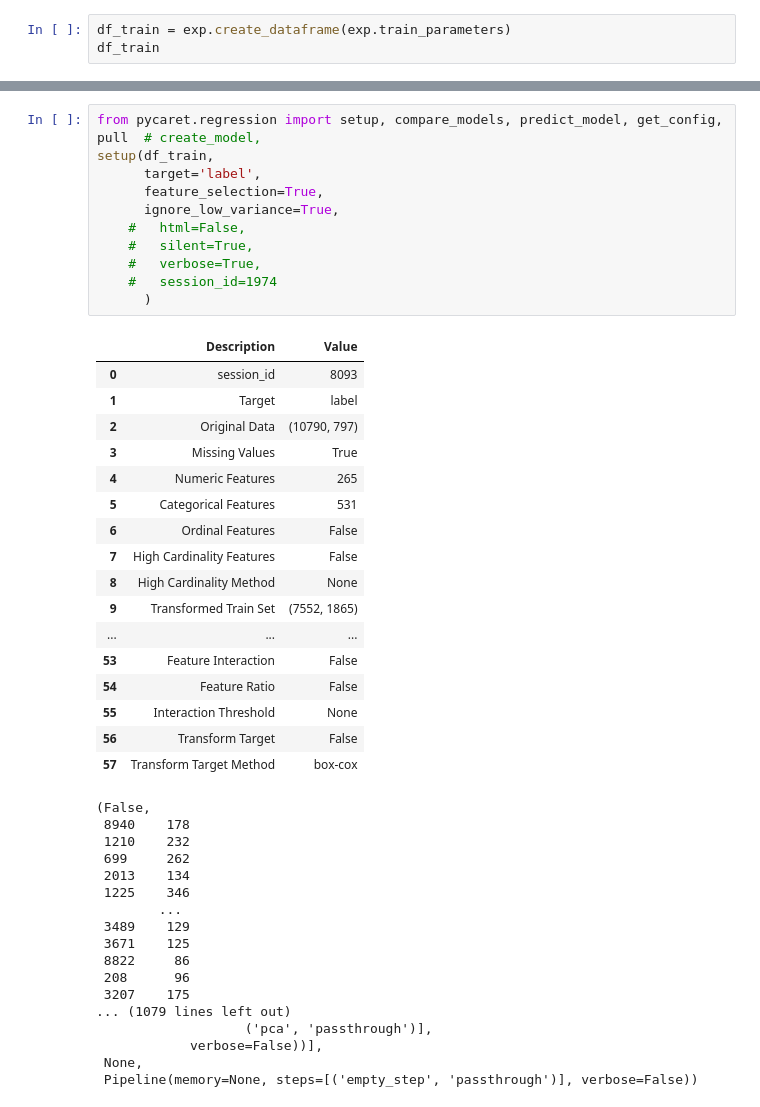
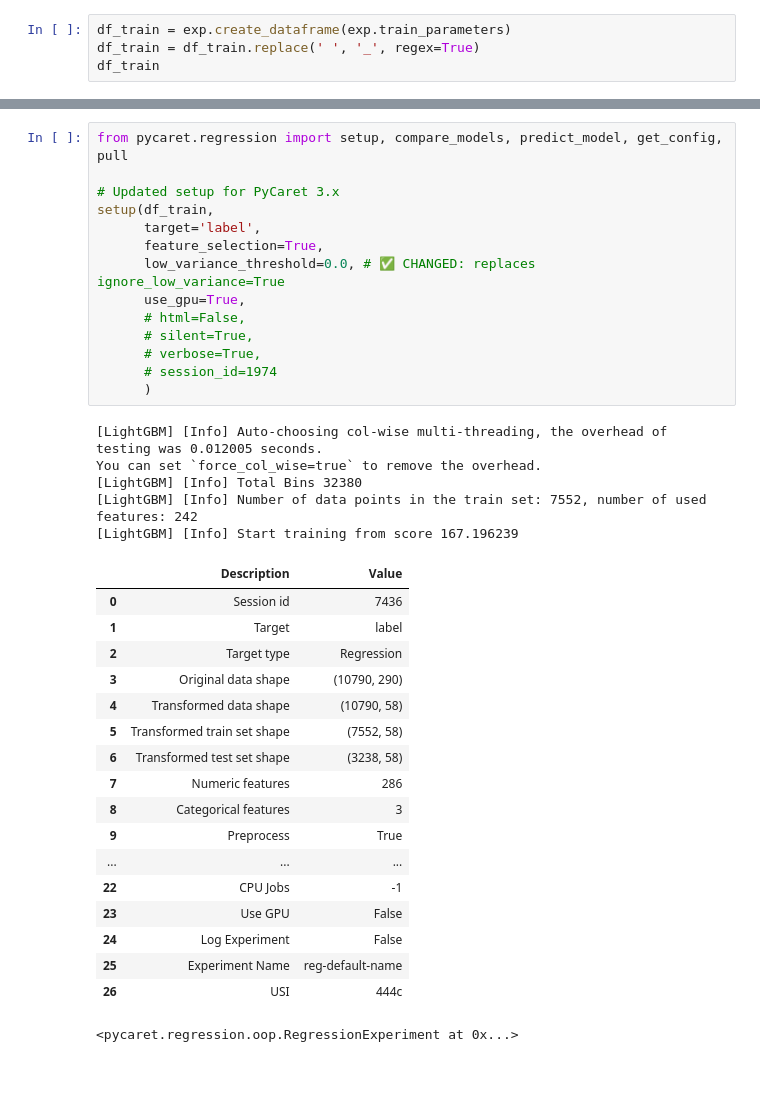
Before and after one commit to spitoglou/diabetes, a Jupyter notebook: template.ipynb, the cells around one changed output, grey strips where cells are left out. Cells and saved outputs as stored; diff of their text form; blank space fills up the shorter version.

```diff
--- a/template.ipynb
+++ b/template.ipynb
@@ -3,5 +3,6 @@ from run import Experiment
 exp = Experiment(559,6,1,enable_neptune=False)
 # %%
 df_train = exp.create_dataframe(exp.train_parameters)
+df_train = df_train.replace(' ', '_', regex=True)
 df_train
 # %% [output]
@@ -46,49 +60,41 @@ df_unseen
 # %%
-from pycaret.regression import setup, compare_models, predict_model, get_config, pull  # create_model,
+from pycaret.regression import setup, compare_models, predict_model, get_config, pull
+
+# Updated setup for PyCaret 3.x
 setup(df_train,
       target='label',
       feature_selection=True,
-      ignore_low_variance=True,
-    #   html=False,
-    #   silent=True,
-    #   verbose=True,
-    #   session_id=1974
+      low_variance_threshold=0.0, # ✅ CHANGED: replaces ignore_low_variance=True
+      use_gpu=True,
+      # html=False,
+      # silent=True,
+      # verbose=True,
+      # session_id=1974
       )
 # %% [output]
+[LightGBM] [Info] Auto-choosing col-wise multi-threading, the overhead of testing was 0.012005 seconds.
+You can set `force_col_wise=true` to remove the overhead.
+[LightGBM] [Info] Total Bins 32380
+[LightGBM] [Info] Number of data points in the train set: 7552, number of used features: 242
+[LightGBM] [Info] Start training from score 167.196239
 |  | Description | Value |
-| 0 | session_id | 8093 |
+| 0 | Session id | 7436 |
 | 1 | Target | label |
-| 2 | Original Data | (10790, 797) |
-| 3 | Missing Values | True |
-| 4 | Numeric Features | 265 |
-| 5 | Categorical Features | 531 |
-| 6 | Ordinal Features | False |
-| 7 | High Cardinality Features | False |
-| 8 | High Cardinality Method | None |
-| 9 | Transformed Train Set | (7552, 1865) |
+| 2 | Target type | Regression |
+| 3 | Original data shape | (10790, 290) |
+| 4 | Transformed data shape | (10790, 58) |
+| 5 | Transformed train set shape | (7552, 58) |
+| 6 | Transformed test set shape | (3238, 58) |
+| 7 | Numeric features | 286 |
+| 8 | Categorical features | 3 |
+| 9 | Preprocess | True |
 | ... | ... | ... |
-| 53 | Feature Interaction | False |
-| 54 | Feature Ratio | False |
-| 55 | Interaction Threshold | None |
-| 56 | Transform Target | False |
-| 57 | Transform Target Method | box-cox |
+| 22 | CPU Jobs | -1 |
+| 23 | Use GPU | False |
+| 24 | Log Experiment | False |
+| 25 | Experiment Name | reg-default-name |
+| 26 | USI | 444c |
-(False,
- 8940    178
- 1210    232
- 699     262
- 2013    134
- 1225    346
-        ...
- 3489    129
- 3671    125
- 8822     86
- 208      96
- 3207    175
-... (1079 lines left out)
-                   ('pca', 'passthrough')],
-            verbose=False))],
- None,
- Pipeline(memory=None, steps=[('empty_step', 'passthrough')], verbose=False))
+<pycaret.regression.oop.RegressionExperiment at 0x...>
 # %%
 compare_models(include=['rf'])
 # %% [output]
```
Also changed, not shown: parts of 7 cells of this notebook, 1 other file.
